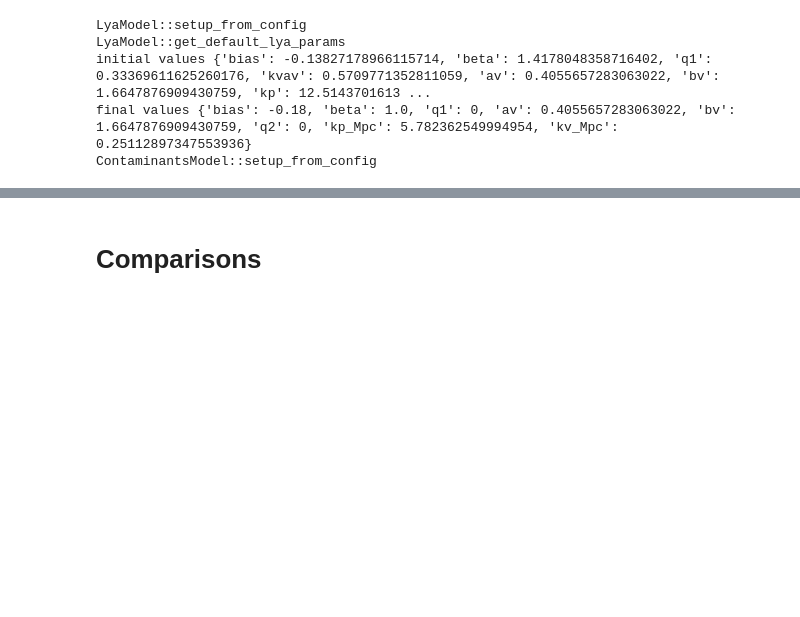
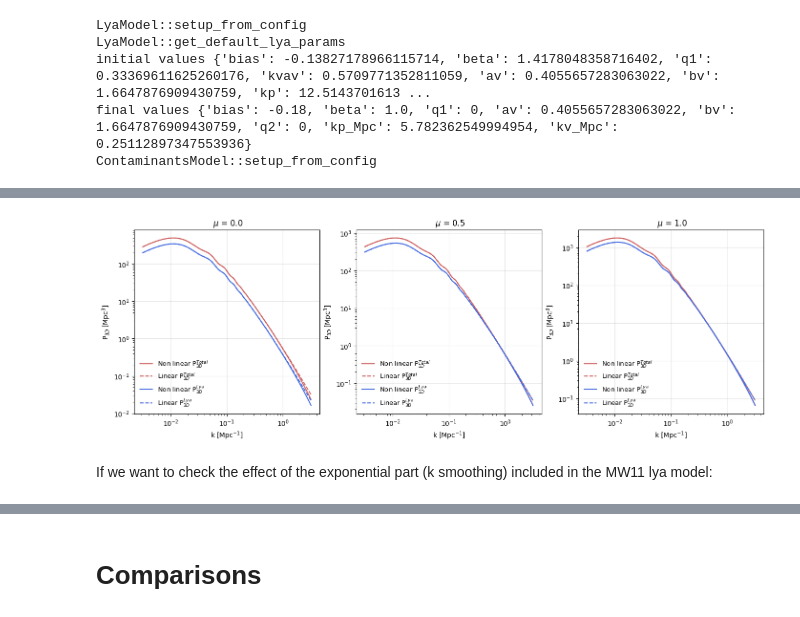
Before and after one commit to andreufont/astrid_hcd, a Jupyter notebook: MW11model/Comparisons/Hcd_contributions.ipynb, the cells around one changed output, grey strips where cells are left out. Cells and saved outputs as stored; diff of their text form; code cells hidden in the pictures; blank space fills up the shorter version.

```diff
--- a/MW11model/Comparisons/Hcd_contributions.ipynb
+++ b/MW11model/Comparisons/Hcd_contributions.ipynb
@@ -167,0 +158,48 @@ p3d_total_cupix_nonlin = np.array(p3d_total_cupix_nonlin)
+# %%
+plt.figure(figsize=(17, 5))
+
+plt.subplot(1, 3, 1)
+i = 0
+plt.plot(k, p3d_total_cupix[i, :], color='indianred', label=r'Non linear P$_{3D}^{Total}$')
+plt.plot(k, p3d_total_cupix[i, :]/nonlin[i, :], color='indianred', linestyle='--', label=r'Linear P$_{3D}^{Total}$')
+plt.plot(k, p3d_lya_cupix[i, :], color='royalblue', label=r'Non linear P$_{3D}^{Lya}$')
+plt.plot(k, p3d_lya_cupix[i, :]/nonlin[i, :], color='royalblue', linestyle='--', label=r'Linear P$_{3D}^{Lya}$')
+plt.xscale('log')
+plt.yscale('log')
+plt.grid(alpha=0.3)
+plt.legend(fontsize=9.5, frameon=False, loc='lower left')
+plt.xlabel(r'k [Mpc$^{-1}$]')
+plt.ylabel(r'P$_{3D}$ [Mpc$^3$]')
+plt.title(r' $\mu$ = %.01f' %mu[i]);
+
+plt.subplot(1, 3, 2)
+i = 5
+plt.plot(k, p3d_total_cupix[i, :], color='indianred', label=r'Non linear P$_{3D}^{Total}$')
+plt.plot(k, p3d_total_cupix[i, :]/nonlin[i, :], color='indianred', linestyle='--', label=r'Linear P$_{3D}^{Total}$')
+plt.plot(k, p3d_lya_cupix[i, :], color='royalblue', label=r'Non linear P$_{3D}^{Lya}$')
+plt.plot(k, p3d_lya_cupix[i, :]/nonlin[i, :], color='royalblue', linestyle='--', label=r'Linear P$_{3D}^{Lya}$')
+plt.xscale('log')
+plt.yscale('log')
+plt.grid(alpha=0.3)
+plt.legend(fontsize=9.5, frameon=False, loc='lower left')
+plt.xlabel(r'k [Mpc$^{-1}$]')
+plt.ylabel(r'P$_{3D}$ [Mpc$^3$]')
+plt.title(r' $\mu$ = %.01f' %mu[i]);
+
+plt.subplot(1, 3, 3)
+i = 10
+plt.plot(k, p3d_total_cupix[i, :], color='indianred', label=r'Non linear P$_{3D}^{Total}$')
+plt.plot(k, p3d_total_cupix[i, :]/nonlin[i, :], color='indianred', linestyle='--', label=r'Linear P$_{3D}^{Total}$')
+plt.plot(k, p3d_lya_cupix[i, :], color='royalblue', label=r'Non linear P$_{3D}^{Lya}$')
+plt.plot(k, p3d_lya_cupix[i, :]/nonlin[i, :], color='royalblue', linestyle='--', label=r'Linear P$_{3D}^{Lya}$')
+plt.xscale('log')
+plt.yscale('log')
+plt.grid(alpha=0.3)
+plt.legend(fontsize=9.5, frameon=False, loc='lower left')
+plt.xlabel(r'k [Mpc$^{-1}$]')
+plt.ylabel(r'P$_{3D}$ [Mpc$^3$]')
+plt.title(r' $\mu$ = %.01f' %mu[i]);
+# %% [output]
+[figure, added]
+# %% [markdown]
+If we want to check the effect of the exponential part (k smoothing) included in the MW11 lya model:
```
Also changed, not shown: parts of 18 cells of this notebook, 1 other file.
